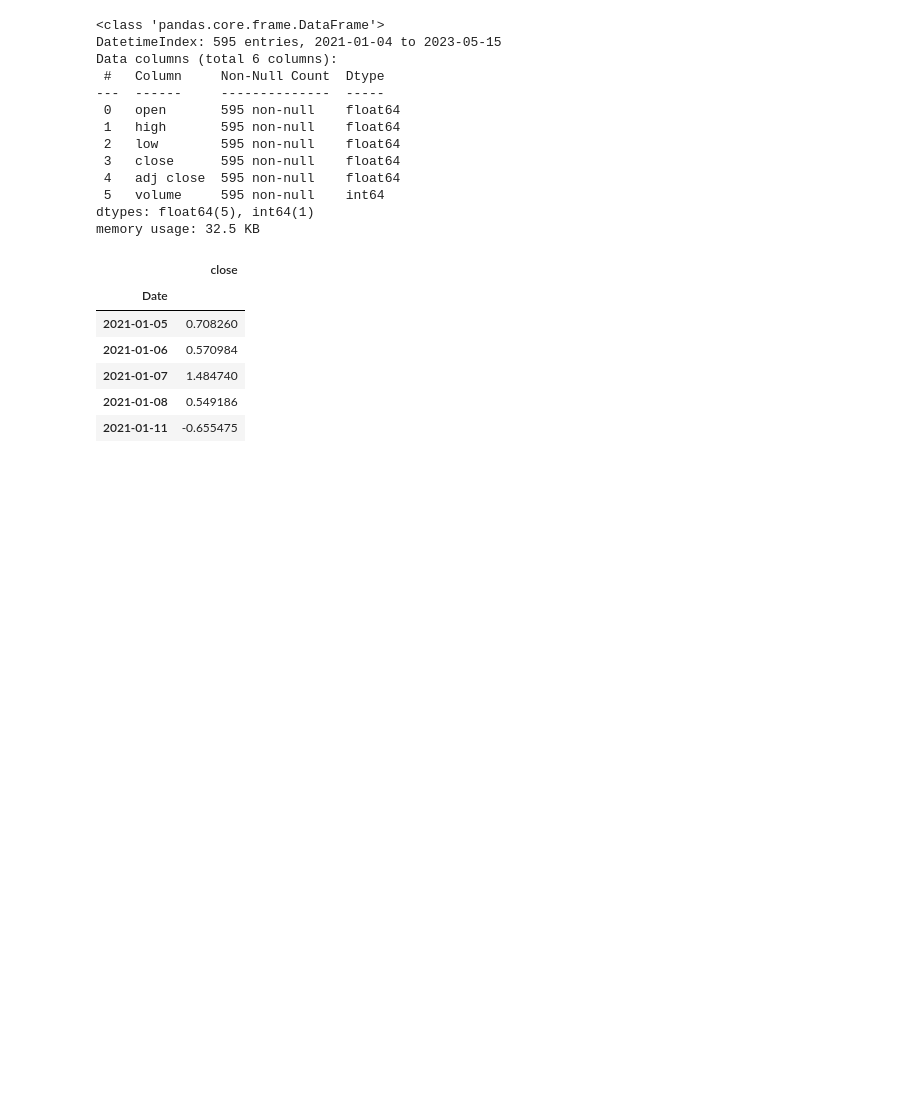
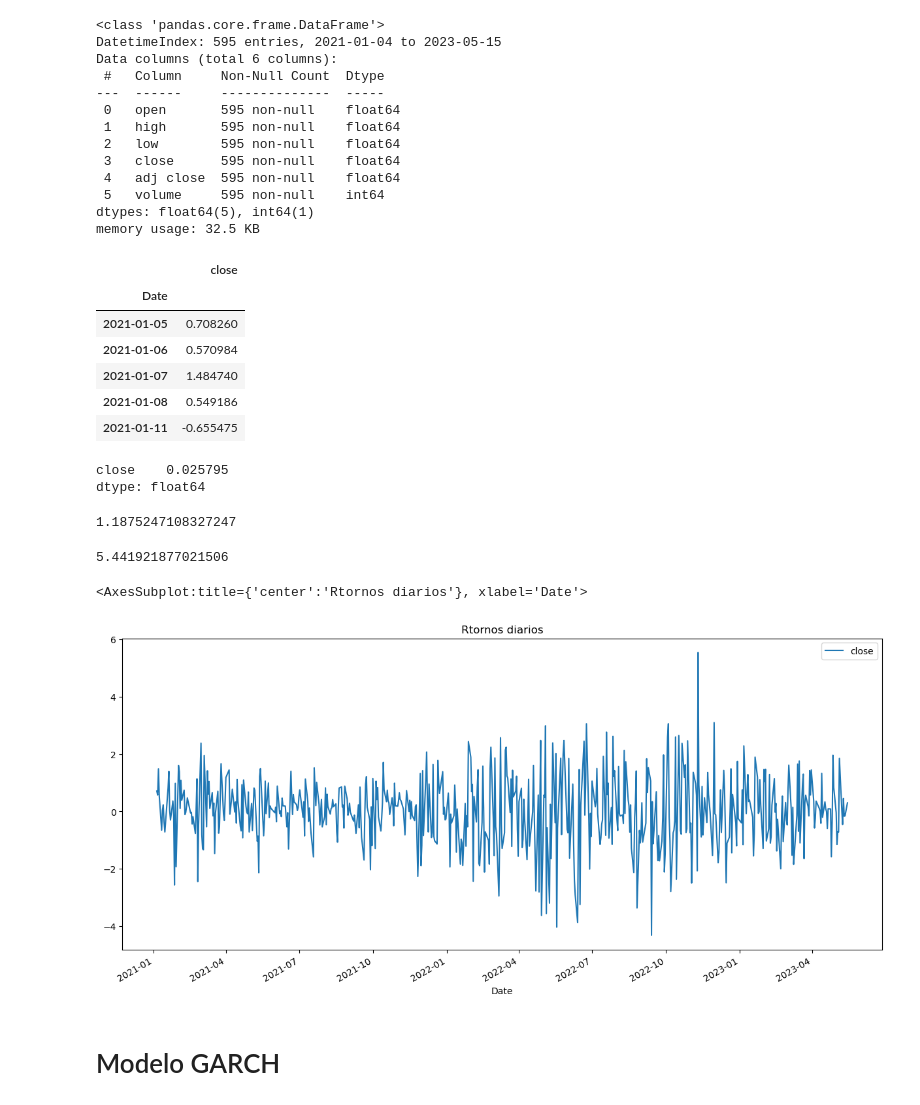
Before and after one commit to juanguzman2/Prediccion-del-indice-SyP500-mediante-XGBOOST-y-el-modelo-GARCH, a Jupyter notebook: Prediccion/prediccion_serie_tiempo.ipynb, the cells around one changed output. Drawn from its saved outputs; the diff is of its cells as text; code cells hidden in the pictures; blank space fills up the shorter version.

Commit message:
inicio modelo GARCH

```diff
--- a/Prediccion/prediccion_serie_tiempo.ipynb
+++ b/Prediccion/prediccion_serie_tiempo.ipynb
@@ -80,3 +80,9 @@ retornos.head()
 | 2021-01-07 | 1.484740 |
 | 2021-01-08 | 0.549186 |
 | 2021-01-11 | -0.655475 |
+# %%
+# media rendimientos diarios
+retornos.mean()
+# %% [output]
+close    0.025795
+dtype: float64
@@ -82,0 +96,17 @@ retornos.head()
+# %%
+# volatilidad diaria
+daily_volatility = retornos.values.std()
+daily_volatility
+# %% [output]
+1.1875247108327247
+# %%
+monthly_volatility = math.sqrt(21)*daily_volatility # 21 porque hay 21 dias habiles en el mes
+monthly_volatility
+# %% [output]
+5.441921877021506
+# %%
+# retornos diarios sin acumulado
+retornos.plot(figsize=(15,7),title='Rtornos diarios')
+# %% [output]
+<AxesSubplot:title={'center':'Rtornos diarios'}, xlabel='Date'>
+[figure, added]
@@ -82,0 +115,2 @@ retornos.head()
+# %% [markdown]
+# Modelo GARCH
```
Also changed, not shown: parts of 2 cells of this notebook.
